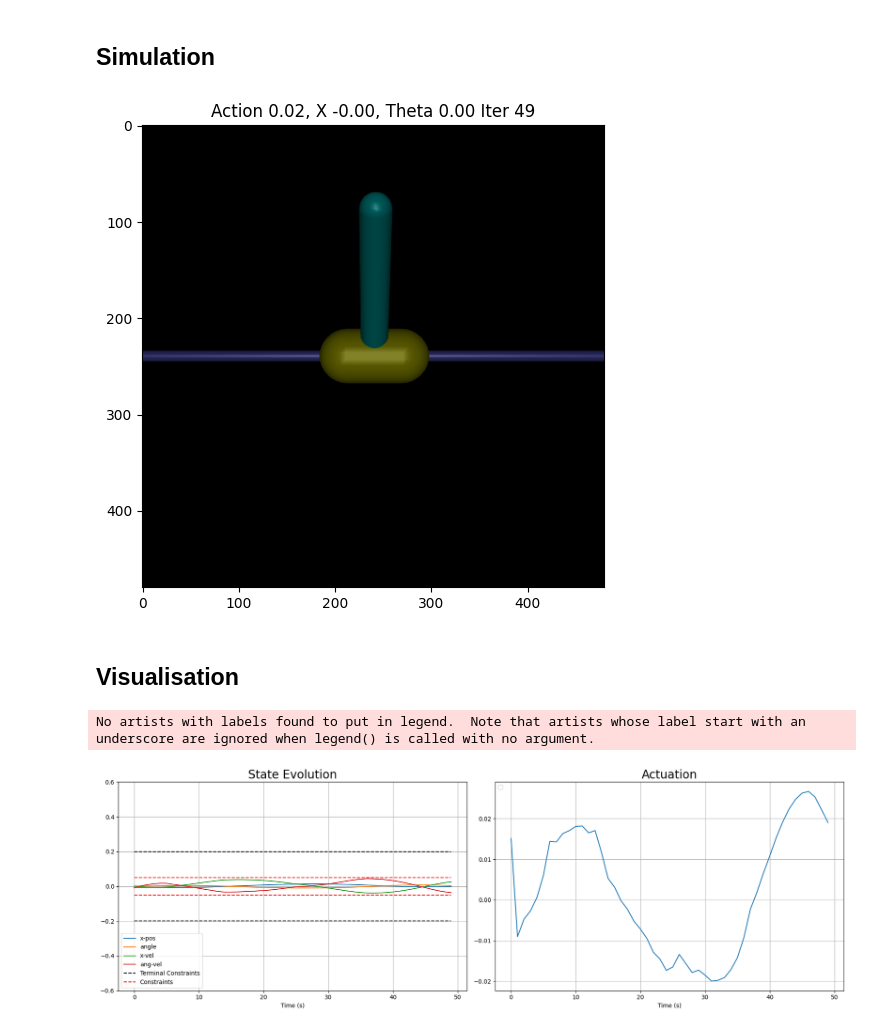
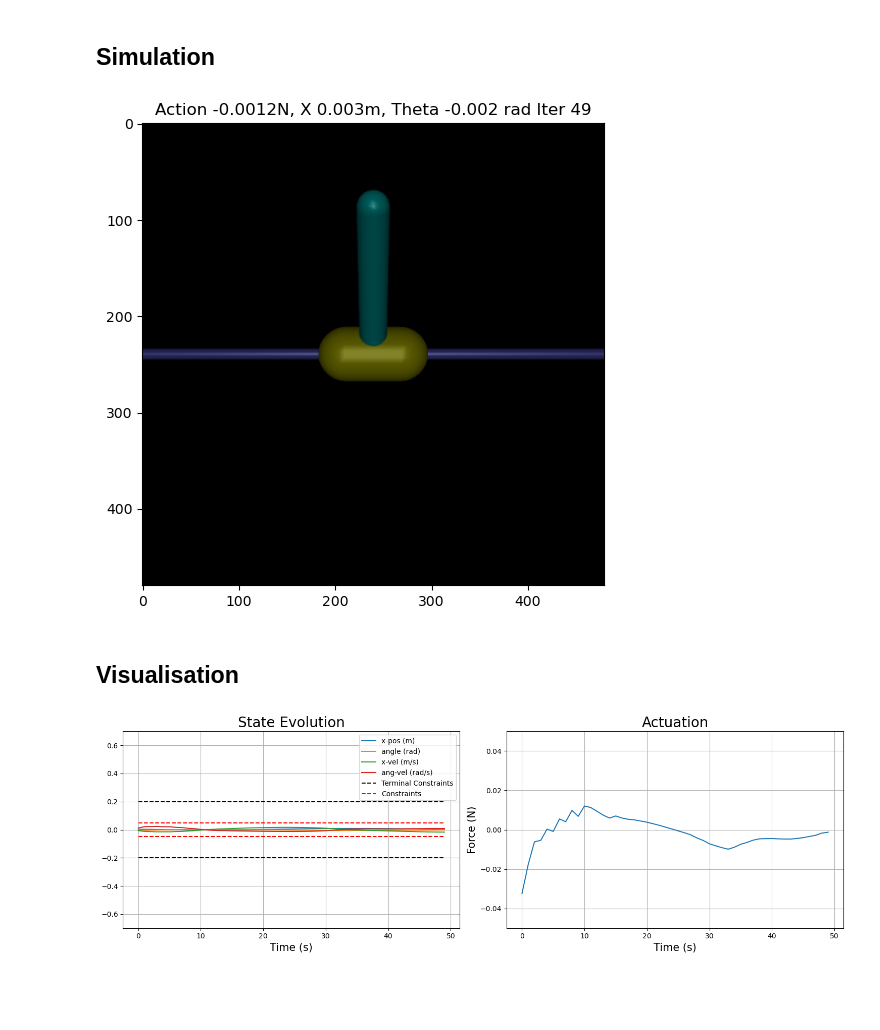
Before and after one commit to michael-cummins/DeePC-HUNT, a Jupyter notebook: src/regularized_deepc.ipynb, the cells around one changed output. Saved outputs shown, nothing was run; the diff lists cells and outputs as text; code cells hidden in the pictures; blank space fills up the shorter version.

```diff
--- a/src/regularized_deepc.ipynb
+++ b/src/regularized_deepc.ipynb
@@ -14,7 +14,7 @@ import mujoco_py
 from gym import wrappers
 from IPython import display
 
-plt.rcParams["figure.figsize"] = (18,6)
+plt.rcParams["figure.figsize"] = (15,5)
 
 %matplotlib inline
 %reload_ext autoreload
@@ -32,7 +32,7 @@ obs, info = env.reset()
 
 Tini = 1
 n = 4
-N = 10
+N = 20
 m = 1
 p = 4
 T = (m+1)*(Tini + N + n) + 10
@@ -97,7 +97,7 @@ ref = np.zeros(N*p)
 env = gym.make('InvertedPendulum-v4', render_mode='rgb_array')
 obs = env.reset()
 done = False
-render_solution = True
+render = True
 iter = 0
 
 while iter < 50:
@@ -116,8 +116,8 @@ while iter < 50:
     if np.abs(obs[1]) > 0.2 or np.abs(obs[0]) > 0.2 or np.abs(obs[2]) > 0.2 or np.abs(obs[3]) > 0.2 : break
 
     # Render gym env
-    if render_solution:
-        plt.title(f"Action {action[0]:.2f}, X {obs[0]:.2f}, Theta {obs[1]:.2f} Iter {iter}")
+    if render:
+        plt.title(f"Action {action[0]:.4f}N, X {obs[0]:.3f}m, Theta {obs[1]:.3f} rad Iter {iter}")
         plt.imshow(env.render())
         display.display(plt.gcf())
         display.clear_output(wait=True)
@@ -127,7 +127,7 @@ while iter < 50:
     y_ini = yT[-p*Tini:]
     iter += 1
 # %% [output]
-[figure, old version]
+[figure, new version]
 # %% [markdown]
 ## Visualisation
 # %%
@@ -138,28 +138,27 @@ yT = yT.reshape((T,p))
 uT = uT.reshape((T,m))
 # %%
 plt.subplot(1,2,1)
-plt.plot(range(0,T), yT, label=['x-pos', 'angle', 'x-vel', 'ang-vel'])
+plt.plot(range(0,T), yT, label=['x-pos (m)', 'angle (rad)', 'x-vel (m/s)', 'ang-vel (rad/s)'])
 plt.plot(range(0,T), np.ones(T)*0.2, 'k--',label='Terminal Constraints')
 plt.plot(range(0,T), -np.ones(T)*0.2, 'k--')
 plt.plot(range(0,T), np.ones(T)*0.05, 'r--',label='Constraints')
 plt.plot(range(0,T), -np.ones(T)*0.05, 'r--')
-plt.legend(loc="lower left")
-plt.ylim((-0.6,0.6))
-plt.xlabel('Time (s)')
+plt.legend(loc="upper right")
+plt.ylim((-0.7,0.7))
+plt.xlabel('Time (s)', fontdict={'fontsize':15})
 plt.title("State Evolution", fontdict={'fontsize':20})
 plt.grid('on')
 plt.tight_layout()
 
 plt.subplot(1,2,2)
 plt.plot(range(0,T), uT)
-plt.legend(loc="upper left")
-plt.xlabel('Time (s)')
+plt.ylabel('Force (N)', fontdict={'fontsize':15})
+plt.xlabel('Time (s)', fontdict={'fontsize':15})
 plt.title("Actuation", fontdict={'fontsize':20})
-# plt.ylim((-0.5,0.5))
+plt.ylim((-0.05,0.05))
 plt.grid('on')
 plt.tight_layout()
 
 plt.show()
 # %% [output]
-No artists with labels found to put in legend.  Note that artists whose label start with an underscore are ignored when legend() is called with no argument.
-[figure, old version]
+[figure, new version]
```
Also changed, not shown: parts of 1 cell of this notebook, 2 other files.
